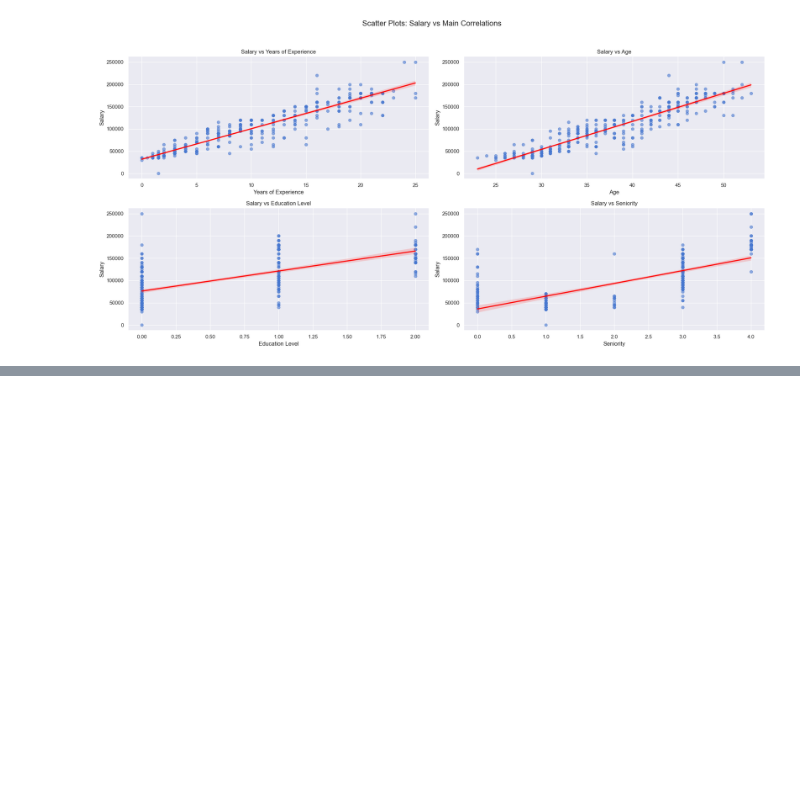
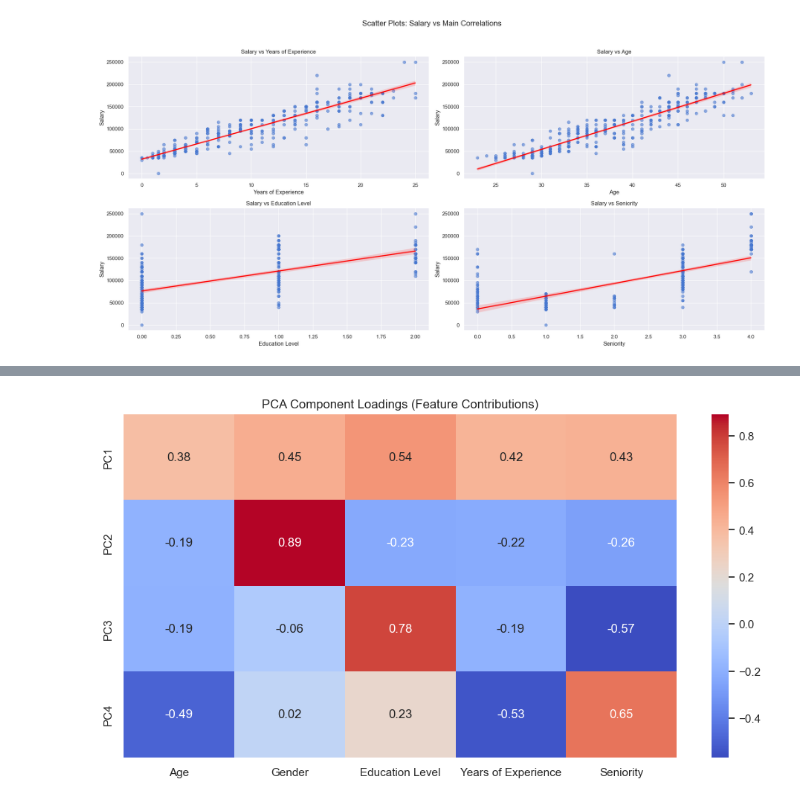
Before and after one commit to HLussiatti/SalaryForecast, a Jupyter notebook: notebooks/0. EDA & ETL.ipynb, the cells around one changed output, grey strips where cells are left out. Cells and saved outputs as stored; diff of their text form; code cells hidden in the pictures; blank space fills up the shorter version.

```diff
--- a/notebooks/0. EDA & ETL.ipynb
+++ b/notebooks/0. EDA & ETL.ipynb
@@ -593,0 +633,11 @@ plt.show()
+# %%
+# Select optimal number of components (e.g., retaining 95% variance)
+n_components_optimal = np.argmax(np.cumsum(pca.explained_variance_ratio_) > 0.95) + 1
+
+# Now we apply PCA with optimal number of components
+pca_optimal = PCA(n_components=n_components_optimal)
+features_pca = pca_optimal.fit_transform(features_scaled)
+
+# Convert to DataFrame
+df_pca = pd.DataFrame(features_pca, columns=[f"PC{i+1}" for i in range(n_components_optimal)])
+df_pca.head()
@@ -593,0 +651,11 @@ plt.show()
+# %%
+# Get PCA component loadings
+loadings = pd.DataFrame(pca_optimal.components_, columns=features.columns, index=[f"PC{i+1}" for i in range(n_components_optimal)])
+
+# Visualize with a Heatmap
+plt.figure(figsize=(12, 6))
+sns.heatmap(loadings, annot=True, cmap="coolwarm", fmt=".2f")
+plt.title("PCA Component Loadings (Feature Contributions)")
+plt.show()
+# %% [output]
+[figure, added]
```
Also changed, not shown: parts of 15 cells of this notebook, 2 other files.
